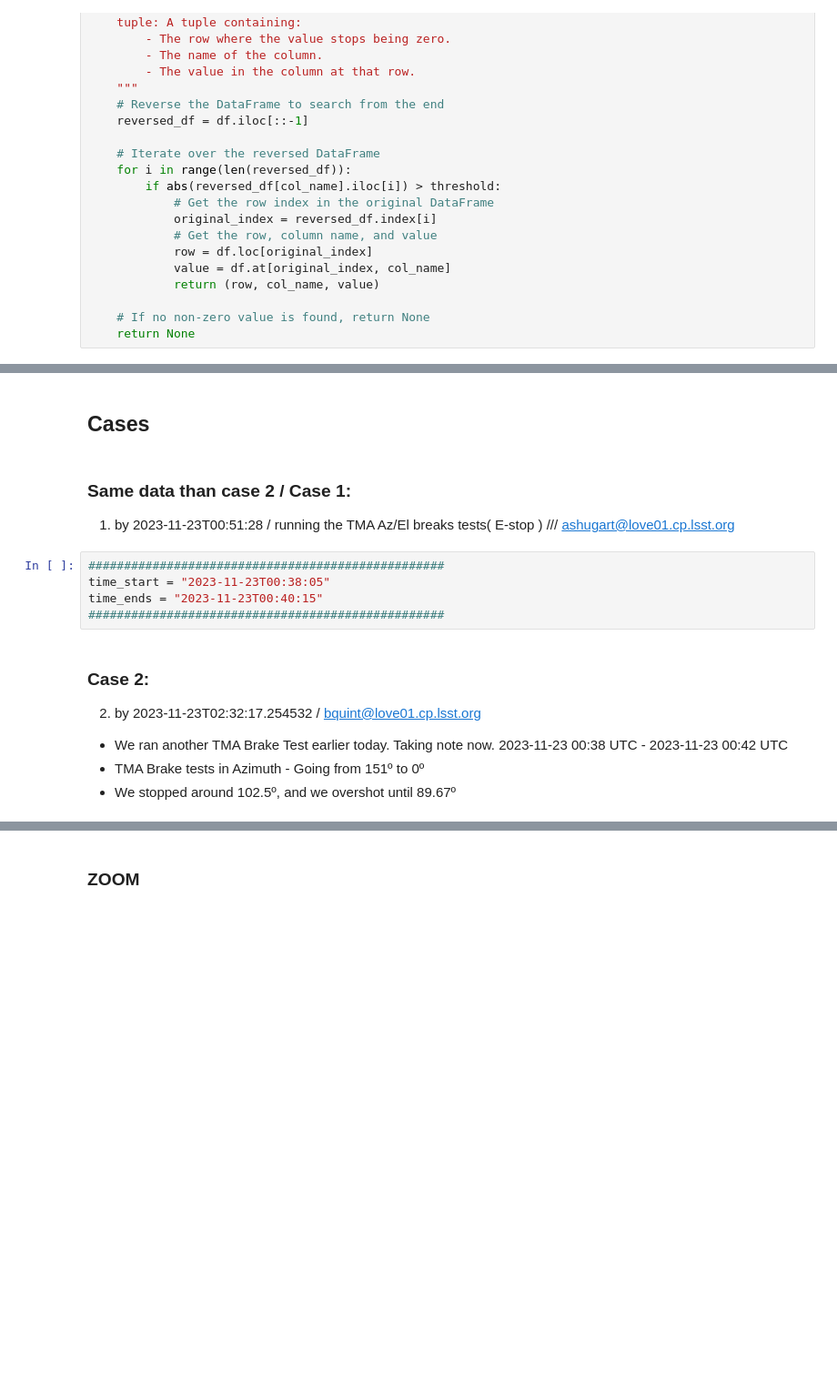
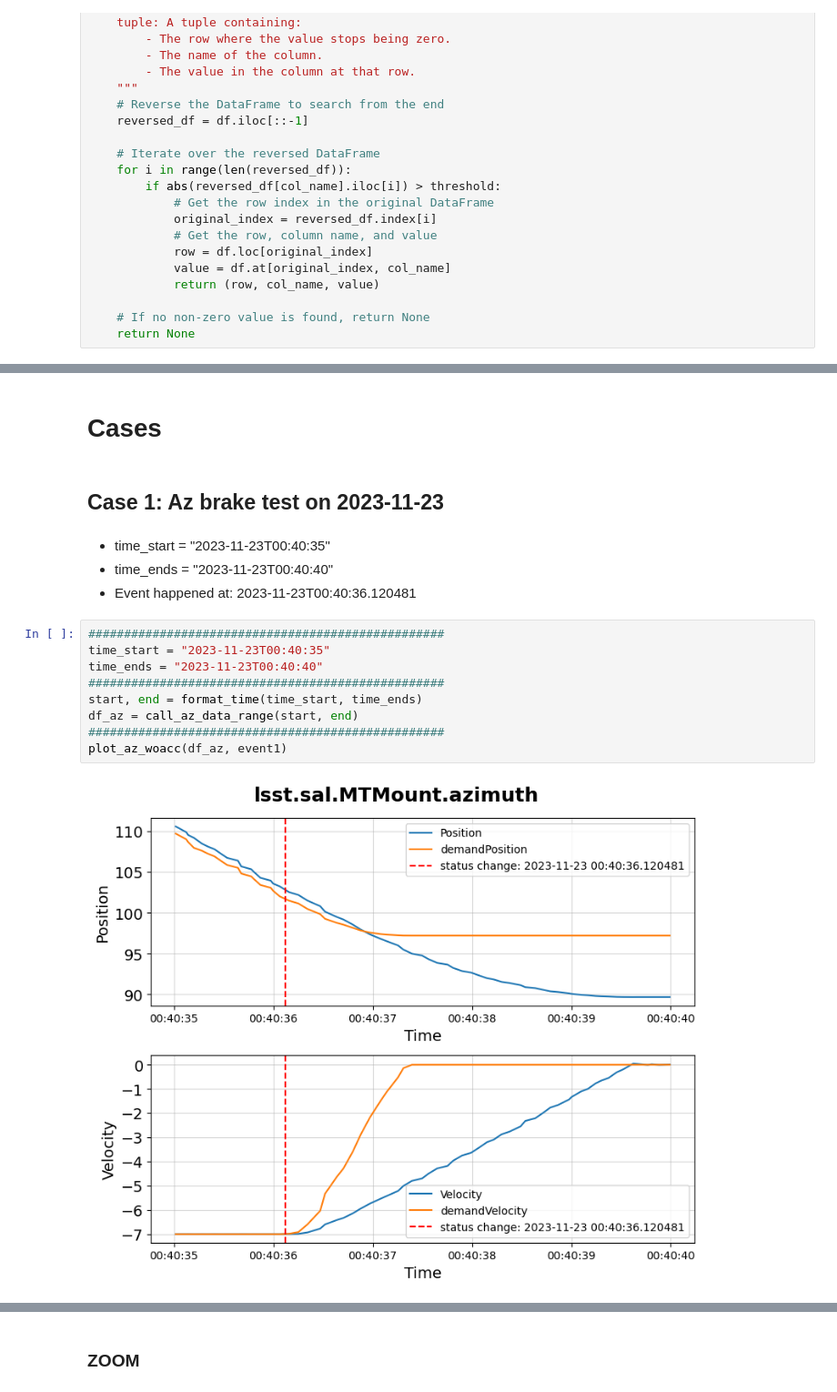
Before and after one commit to lsst-sitcom/sitcomtn-143, a Jupyter notebook: index.ipynb, the cells around one changed output, grey strips where cells are left out. Shown at 91% size. Drawn from its saved outputs; the diff is of its cells as text; blank space fills up the shorter version.

Commit message:
edit Technote with all the cases

```diff
--- a/index.ipynb
+++ b/index.ipynb
@@ -530,16 +555,19 @@ test: lsst.sal.mtmount.command_stop
 # %% [markdown]
-## Cases
+# Cases
 # %% [markdown]
-### Same data than case 2 / Case 1:
- 1.  by 2023-11-23T00:51:28 / running the TMA Az/El breaks tests( E-stop ) /// ashugart@love01.cp.lsst.org
+## Case 1: Az brake test on 2023-11-23
-# %%
-##################################################
-time_start = "2023-11-23T00:38:05"
-time_ends = "2023-11-23T00:40:15"
-##################################################
-# %% [markdown]
-### Case 2:
- 2.  by 2023-11-23T02:32:17.254532 /    bquint@love01.cp.lsst.org
-   * We ran another TMA Brake Test earlier today. Taking note now. 2023-11-23 00:38 UTC - 2023-11-23 00:42 UTC
-   * TMA Brake tests in Azimuth - Going from 151º to 0º
-   * We stopped around 102.5º, and we overshot until 89.67º
+# %% [markdown]
+* time_start = "2023-11-23T00:40:35"
+* time_ends = "2023-11-23T00:40:40"
+* Event happened at:  2023-11-23T00:40:36.120481
+# %%
+##################################################
+time_start = "2023-11-23T00:40:35"
+time_ends = "2023-11-23T00:40:40"
+##################################################
+start, end = format_time(time_start, time_ends)
+df_az = call_az_data_range(start, end)
+##################################################
+plot_az_woacc(df_az, event1)
+# %% [output]
+[figure, added]
```
Also changed, not shown: parts of 103 cells of this notebook.
